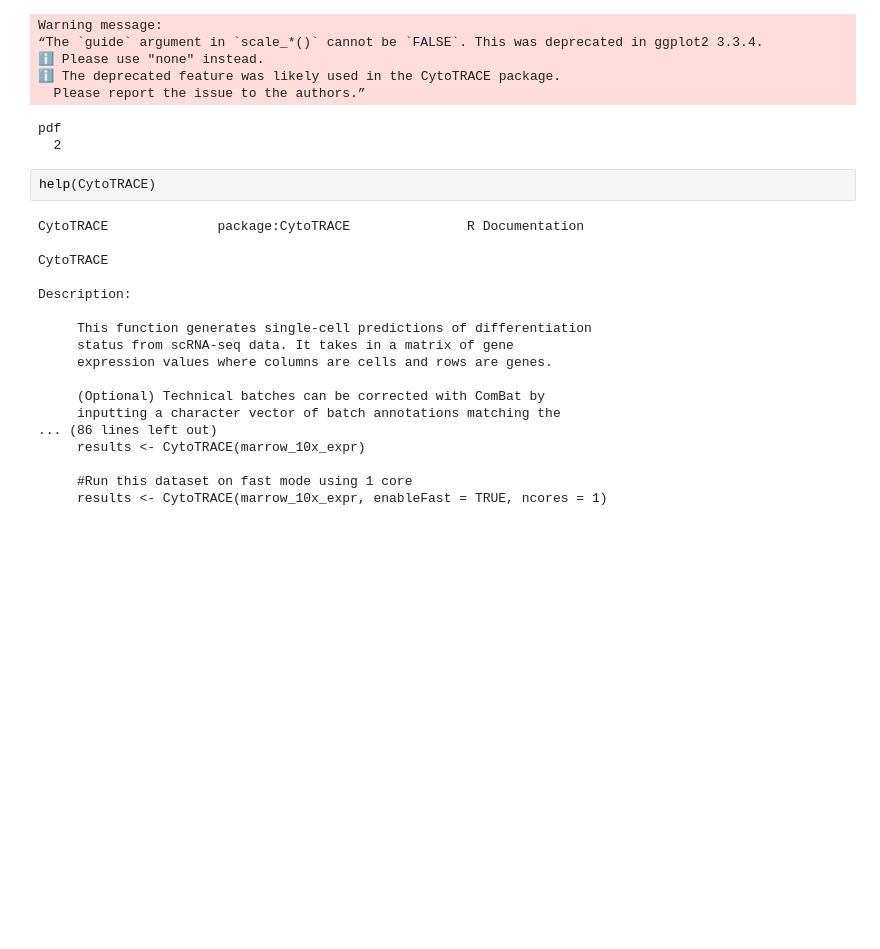
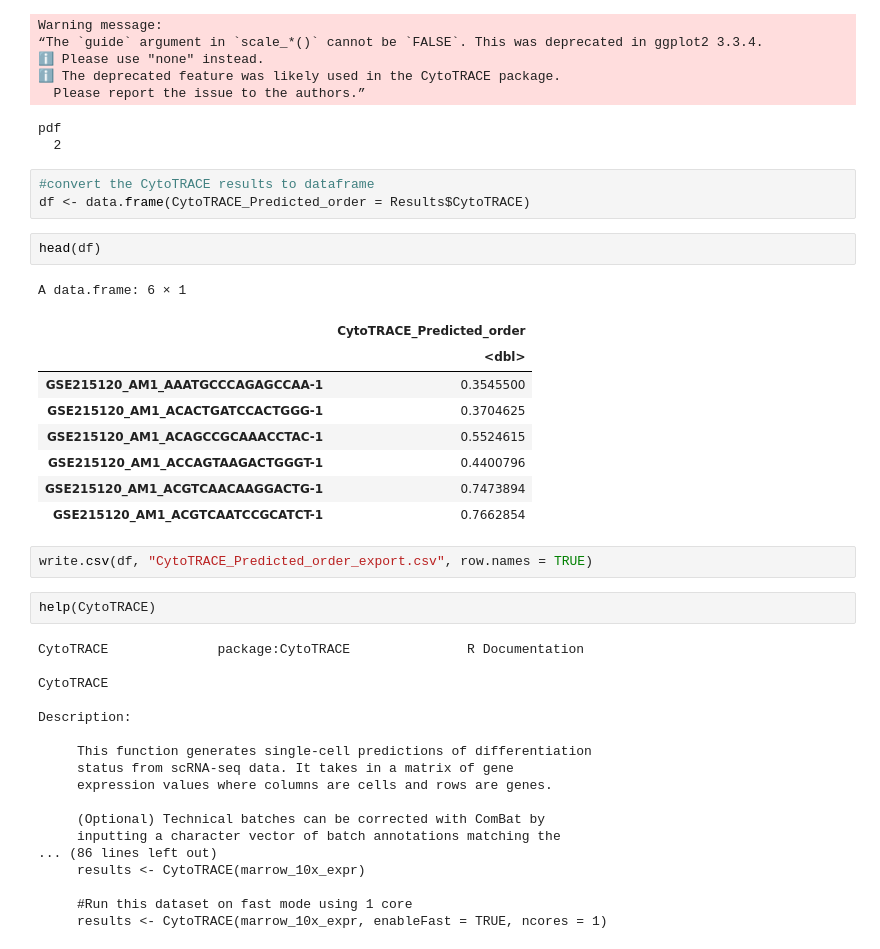
Before and after one commit to tuonglab/Nikita-project, a Jupyter notebook: notebooks/2024-12-13_CytoTRACE-unint-R.ipynb, the cells around one changed output. Drawn from its saved outputs; the diff is of its cells as text; blank space fills up the shorter version.

Commit message:
export cytotrace from R

```diff
--- a/notebooks/2024-12-13_CytoTRACE-unint-R.ipynb
+++ b/notebooks/2024-12-13_CytoTRACE-unint-R.ipynb
@@ -197,6 +202,23 @@ Warning message:
   Please report the issue to the authors.”
 pdf
   2
+# %%
+#convert the CytoTRACE results to dataframe
+df <- data.frame(CytoTRACE_Predicted_order = Results$CytoTRACE)
+# %%
+head(df)
+# %% [output]
+A data.frame: 6 × 1
+|  | CytoTRACE_Predicted_order |
+|  | <dbl> |
+| GSE215120_AM1_AAATGCCCAGAGCCAA-1 | 0.3545500 |
+| GSE215120_AM1_ACACTGATCCACTGGG-1 | 0.3704625 |
+| GSE215120_AM1_ACAGCCGCAAACCTAC-1 | 0.5524615 |
+| GSE215120_AM1_ACCAGTAAGACTGGGT-1 | 0.4400796 |
+| GSE215120_AM1_ACGTCAACAAGGACTG-1 | 0.7473894 |
+| GSE215120_AM1_ACGTCAATCCGCATCT-1 | 0.7662854 |
+# %%
+write.csv(df, "CytoTRACE_Predicted_order_export.csv", row.names = TRUE)
 # %%
 help(CytoTRACE)
 # %% [output]
```
Also changed, not shown: parts of 2 cells of this notebook, 1 other file.
